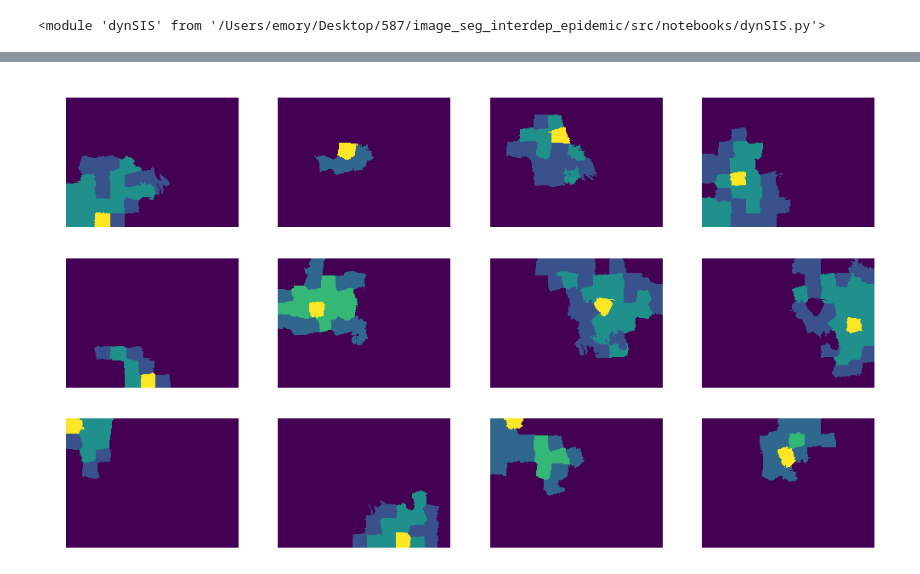
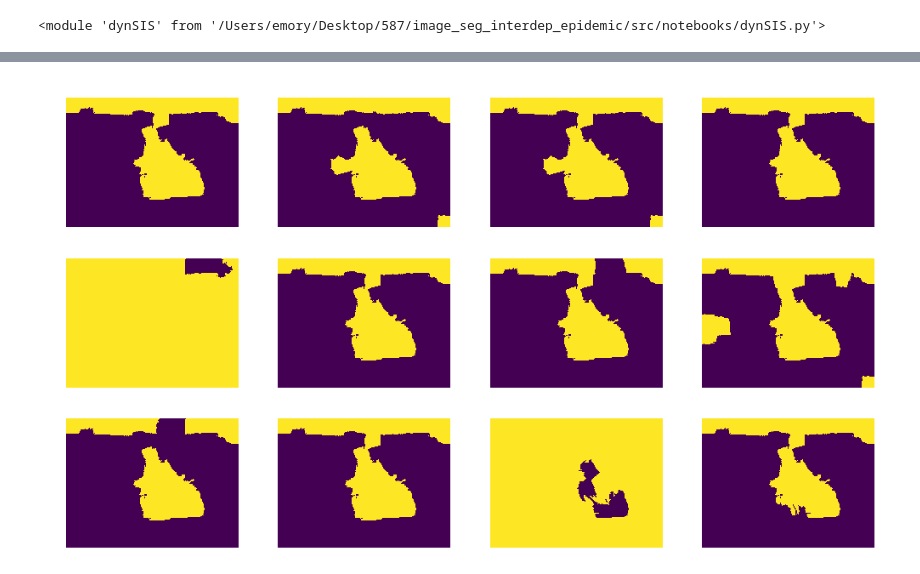
Before and after one commit to connorgreenwell/image_seg_interdep_epidemic, a Jupyter notebook: src/notebooks/epidemic_1.ipynb, the cells around one changed output, grey strips where cells are left out. Cells and saved outputs as stored; diff of their text form; code cells hidden in the pictures.

```diff
--- a/src/notebooks/epidemic_1.ipynb
+++ b/src/notebooks/epidemic_1.ipynb
@@ -105,4 +86,4 @@ def normalize_graph(g):
 # %%
 sps = seg.slic(img, slic_zero=True)
-rag_a = normalize_graph(hufbauer_alpha(img, sps))
-rag_b = normalize_graph(hufbauer_beta(img, sps))
+rag_a = hufbauer_alpha(img, sps)
+rag_b = hufbauer_beta(img, sps)
@@ -116,9 +104,6 @@ graph.show_rag(sps, rag_b, img, ax=r)
 # %%
 sps = seg.slic(img, slic_zero=True)
 num_sps = sps.max() + 1
-
-rag_a = normalize_graph(hufbauer_alpha(img, sps))
-rag_b = normalize_graph(hufbauer_beta(img, sps))
 
 adj_a = nx.adjacency_matrix(rag_a).todense()
 adj_b = nx.adjacency_matrix(rag_b).todense()
@@ -126,10 +111,18 @@ adj_b = nx.adjacency_matrix(rag_b).todense()
 adj = np.c_[
     np.r_[
         adj_a,
-        np.diag(np.ones(num_sps)) * 0.1,
+        np.diag(np.ones(num_sps)),
     ],
     np.r_[
-        np.diag(np.ones(num_sps)) * 0.1,
+        np.diag(np.ones(num_sps)),
         adj_b,
     ],
 ]
+np.fill_diagonal(adj, 1)
+_, (l, m, r) = plt.subplots(1, 3)
+l.imshow(adj)
+adj = adj ** 2
+np.fill_diagonal(adj, 0)
+m.imshow(adj)
+adj[adj < np.percentile(adj[adj > 0], 50)] = 0
+r.imshow(adj)
@@ -142,7 +137,7 @@ importlib.reload(dynSIS)
 <module 'dynSIS' from '/Users/emory/Desktop/587/image_seg_interdep_epidemic/src/notebooks/dynSIS.py'>
 # %%
 # Run it through the simulator
-proposals = dynSIS.dyn_run(nx.Graph(adj), samples=108, transmission=0.25, run_time=3, init=1)
+proposals = dynSIS.dyn_run(nx.Graph(adj), samples=108, run_time=30, init=1)
 # Extract the data
 proposals = np.array([np.fromiter(prop.values(), dtype=float) for prop in proposals]).T
 # Fold the two layers together
@@ -149,0 +155,7 @@ proposals = sum(np.array(np.split(proposals, 2)), 0).T
+# %%
+_, axs = plt.subplots(3,4)
+for bar, ax in zip(proposals, axs.flat):
+    ax.matshow(bar[sps])
+    ax.imshow(img, alpha=0.2)
+    ax.set_axis_off()
+plt.tight_layout();
@@ -150,8 +164,8 @@ proposals = sum(np.array(np.split(proposals, 2)), 0).T
 # %%
 _, axs = plt.subplots(3,4)
 for bar, ax in zip(proposals, axs.flat):
-    ax.matshow(bar[sps])
+    ax.matshow(bar[sps] == 0)
     ax.set_axis_off()
 plt.tight_layout();
 # %% [output]
-[figure, old version]
+[figure, new version]
```
Also changed, not shown: parts of 17 cells of this notebook, 1 other file.
